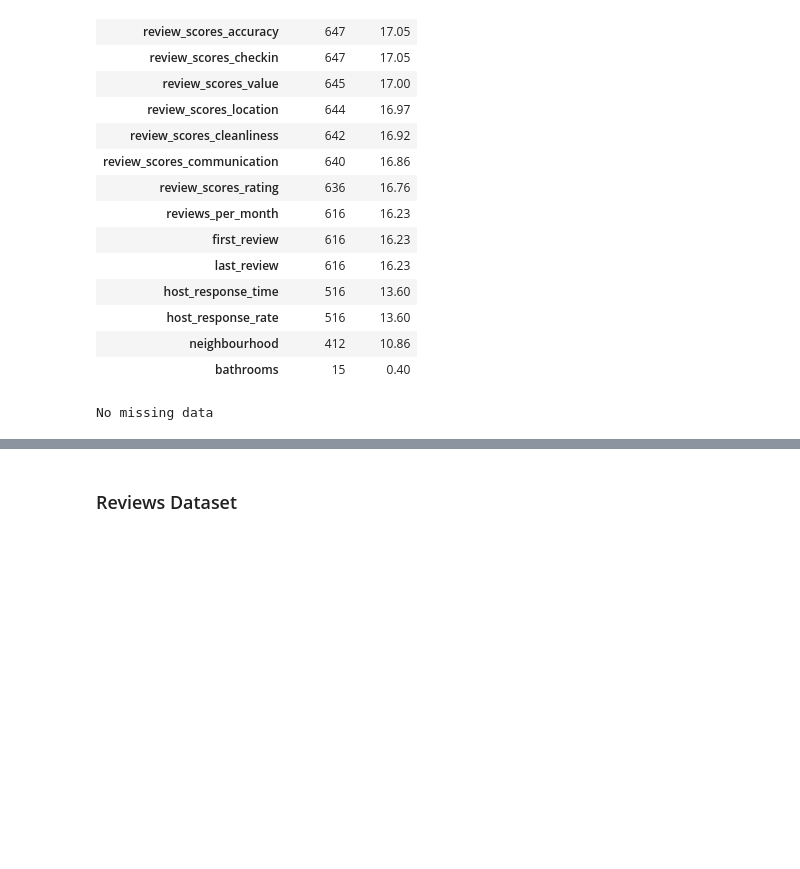
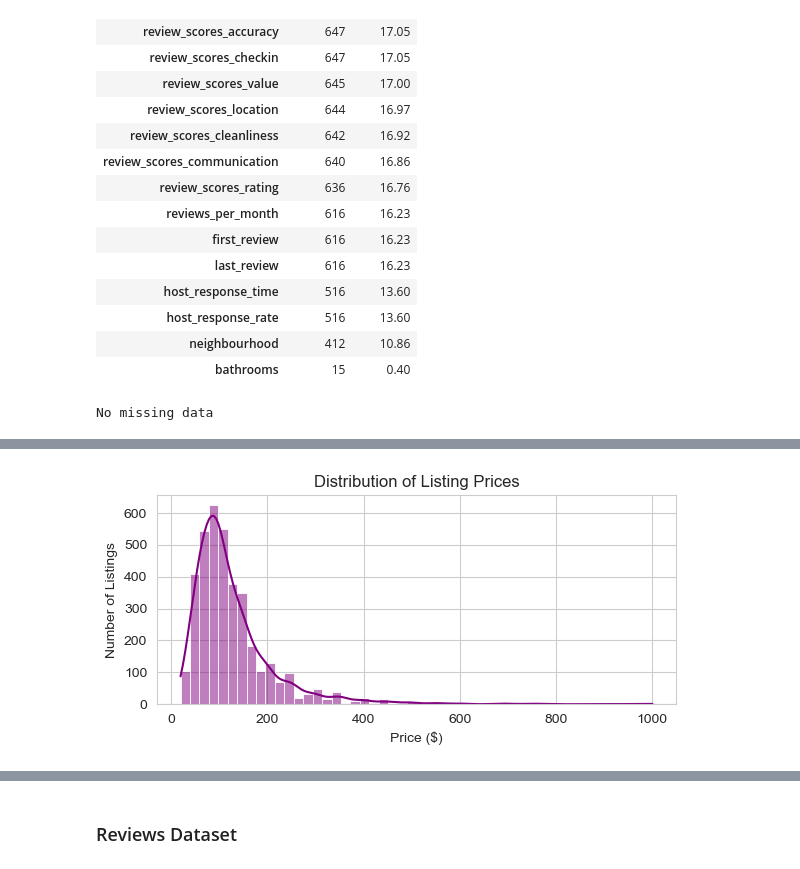
Before and after one commit to mafda/seattle_airbnb_data_analysis, a Jupyter notebook: src/seattle_airbnb_data_analysis.ipynb, the cells around one changed output, grey strips where cells are left out. Cells and saved outputs as stored; diff of their text form; code cells hidden in the pictures; blank space fills up the shorter version.

Commit message:
exploratory analysis and analysis of results listings dataset

```diff
--- a/src/seattle_airbnb_data_analysis.ipynb
+++ b/src/seattle_airbnb_data_analysis.ipynb
@@ -454,7 +459,7 @@ Index(['id', 'name', 'summary', 'space', 'description',
       dtype='object')
 # %%
 # Feature selection
-host_features = ['host_id','host_since','host_response_time','host_response_rate','host_acceptance_rate','host_is_superhost', 'host_listings_count','host_verifications','host_has_profile_pic','host_identity_verified', 'calculated_host_listings_count']
+host_features = ['host_since','host_response_time','host_response_rate','host_acceptance_rate','host_is_superhost', 'host_listings_count','host_verifications','host_has_profile_pic','host_identity_verified', 'calculated_host_listings_count']
 
 review_features = ['instant_bookable','cancellation_policy','require_guest_profile_picture','require_guest_phone_verification','reviews_per_month','number_of_reviews','first_review','last_review','review_scores_rating','review_scores_accuracy','review_scores_cleanliness','review_scores_checkin','review_scores_communication','review_scores_location','review_scores_value']
 
@@ -529,0 +552,11 @@ No missing data
+# %%
+# Price Distribution
+plt.figure(figsize=(6, 3))
+sns.histplot(listings_filtered['price'], bins=50, kde=True, color="purple")
+plt.title('Distribution of Listing Prices')
+plt.xlabel('Price ($)')
+plt.ylabel('Number of Listings')
+plt.tight_layout()
+plt.show()
+# %% [output]
+[figure, added]
```
Also changed, not shown: parts of 24 cells of this notebook.
